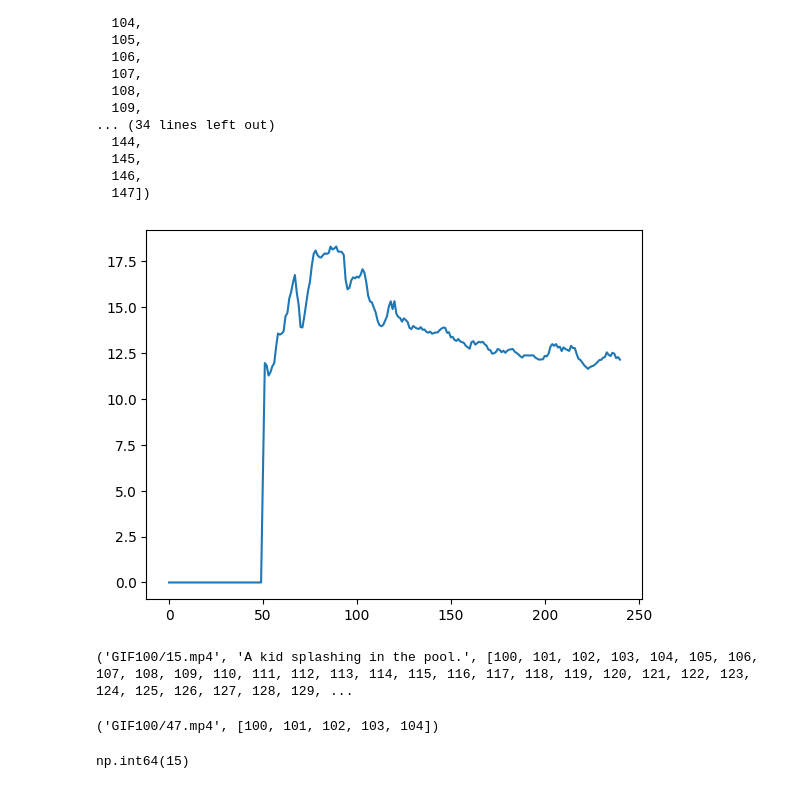
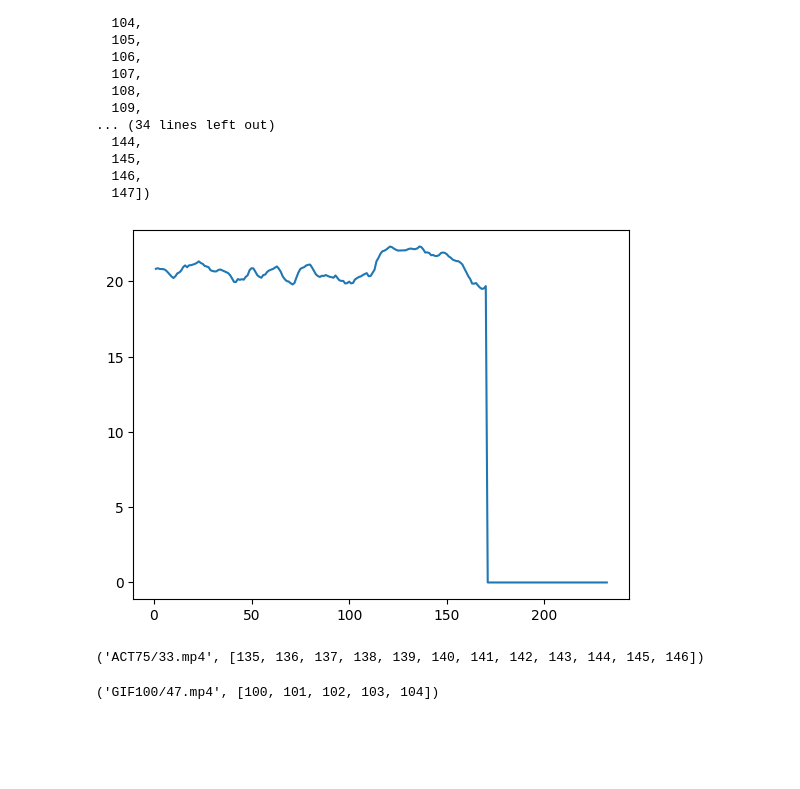
Before and after one commit to ruo2019/photography-model, a Jupyter notebook: results.ipynb, the cells around one changed output. Saved outputs shown, nothing was run; the diff lists cells and outputs as text; code cells hidden in the pictures; blank space fills up the shorter version.

```diff
--- a/results.ipynb
+++ b/results.ipynb
@@ -511,13 +507,13 @@ pickle_read('rustyjar/STOCK100.pkl')[14]
 # %%
-video_data = pickle_read('rustyjar/B14/s.pkl')[14]
+video_data = pickle_read('rustyjar/B14/t.pkl')[32]
 
 plt.plot([x[1] for x in video_data], [x[0] for x in video_data])
 plt.show()
 
-print(pickle_read('rustyjar/STOCK100.pkl')[14])
+print(pickle_read('rustyjar/ACT75-data.pkl')[32])
 # %% [output]
-[figure, old version]
+[figure, new version]
-('GIF100/15.mp4', 'A kid splashing in the pool.', [100, 101, 102, 103, 104, 105, 106, 107, 108, 109, 110, 111, 112, 113, 114, 115, 116, 117, 118, 119, 120, 121, 122, 123, 124, 125, 126, 127, 128, 129, ...
+('ACT75/33.mp4', [135, 136, 137, 138, 139, 140, 141, 142, 143, 144, 145, 146])
 # %%
 # sus[14] = list(map(lambda x: (0, x) if x == (0, 0) else sus[14][x], range(len(sus[14])))
 pickle_write('rustyjar/B14/s.pkl', sus)
@@ -547,10 +543,6 @@ pickle_write(s100t, 'rustyjar/STOCK100-testing.pkl')
 pickle_read('rustyjar/STOCK100-testing.pkl')[46]
 # %% [output]
 ('GIF100/47.mp4', [100, 101, 102, 103, 104])
-# %%
-data.B14('stock100', 8)[83]
-# %% [output]
-np.int64(15)
 # %%
 vids = [int(x.split('.')[0]) for x in filter(lambda x: x != '.DS_Store', os.listdir('GIF100'))]
 # %%
```
Also changed, not shown: parts of 12 cells of this notebook, 22 other files.
